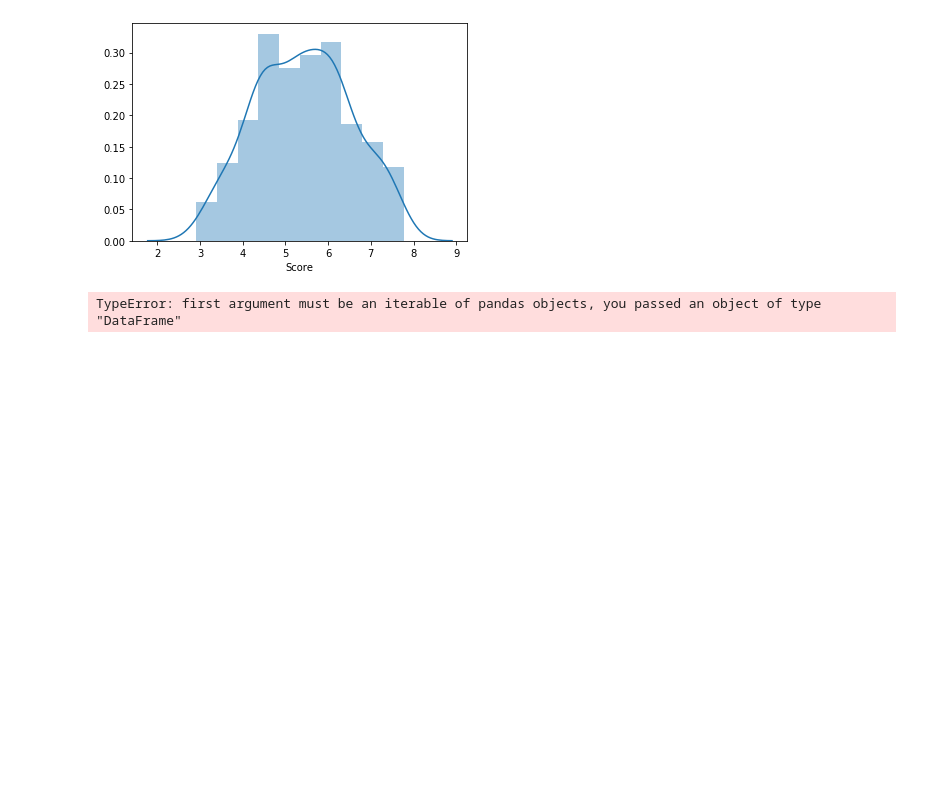
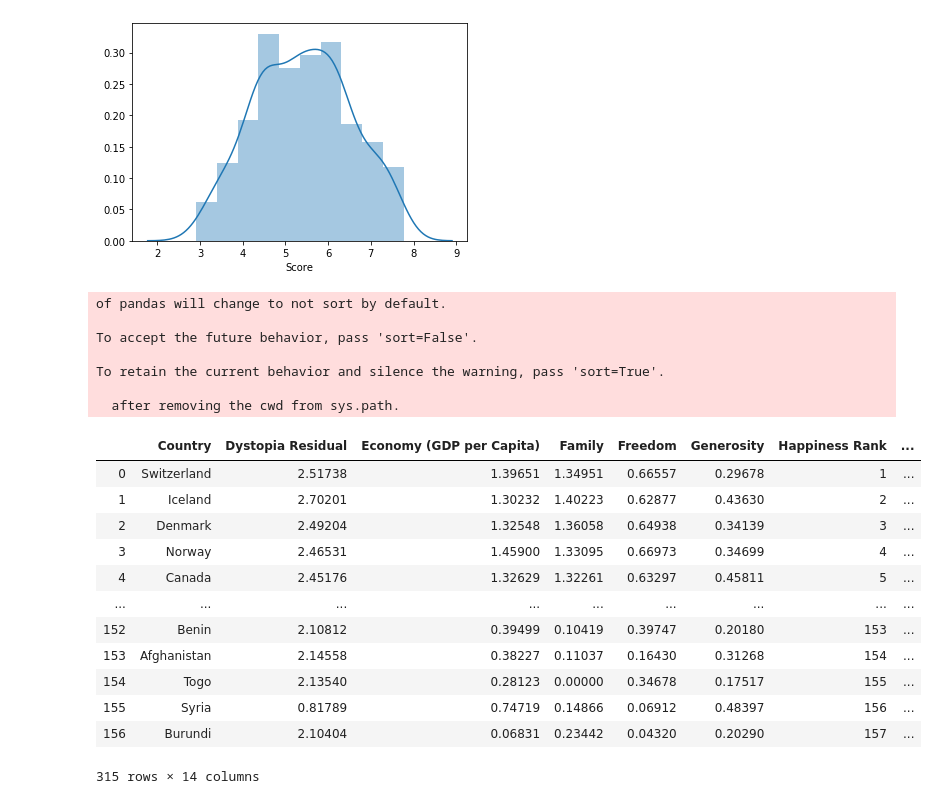
Before and after one commit to kingnmm/py4ds, a Jupyter notebook: FinalProj_NMK.ipynb, the cells around one changed output. Drawn from its saved outputs; the diff is of its cells as text; code cells hidden in the pictures; blank space fills up the shorter version.

```diff
--- a/FinalProj_NMK.ipynb
+++ b/FinalProj_NMK.ipynb
@@ -505,4 +505,5 @@ def mergedf (df1, df2, column):
 # %%
 # Create a function to concatanate dataset
 def concat_df (df1, df2):
-    return pd.concat(df1, df2)
+    import pandas as pd
+    return pd.concat([df1, df2])
@@ -509,4 +513,23 @@ def concat_df (df1, df2):
 # %%
-concat_df(happ15, happ16)
+concat_df(happ15, happ16).sort=False
 # %% [output]
-TypeError: first argument must be an iterable of pandas objects, you passed an object of type "DataFrame"
+of pandas will change to not sort by default.
+
+To accept the future behavior, pass 'sort=False'.
+
+To retain the current behavior and silence the warning, pass 'sort=True'.
+
+  after removing the cwd from sys.path.
+|  | Country | Dystopia Residual | Economy (GDP per Capita) | Family | Freedom | Generosity | Happiness Rank | ... |
+| 0 | Switzerland | 2.51738 | 1.39651 | 1.34951 | 0.66557 | 0.29678 | 1 | ... |
+| 1 | Iceland | 2.70201 | 1.30232 | 1.40223 | 0.62877 | 0.43630 | 2 | ... |
+| 2 | Denmark | 2.49204 | 1.32548 | 1.36058 | 0.64938 | 0.34139 | 3 | ... |
+| 3 | Norway | 2.46531 | 1.45900 | 1.33095 | 0.66973 | 0.34699 | 4 | ... |
+| 4 | Canada | 2.45176 | 1.32629 | 1.32261 | 0.63297 | 0.45811 | 5 | ... |
+| ... | ... | ... | ... | ... | ... | ... | ... | ... |
+| 152 | Benin | 2.10812 | 0.39499 | 0.10419 | 0.39747 | 0.20180 | 153 | ... |
+| 153 | Afghanistan | 2.14558 | 0.38227 | 0.11037 | 0.16430 | 0.31268 | 154 | ... |
+| 154 | Togo | 2.13540 | 0.28123 | 0.00000 | 0.34678 | 0.17517 | 155 | ... |
+| 155 | Syria | 0.81789 | 0.74719 | 0.14866 | 0.06912 | 0.48397 | 156 | ... |
+| 156 | Burundi | 2.10404 | 0.06831 | 0.23442 | 0.04320 | 0.20290 | 157 | ... |
+315 rows × 14 columns
```
Also changed, not shown: parts of 3 cells of this notebook.
